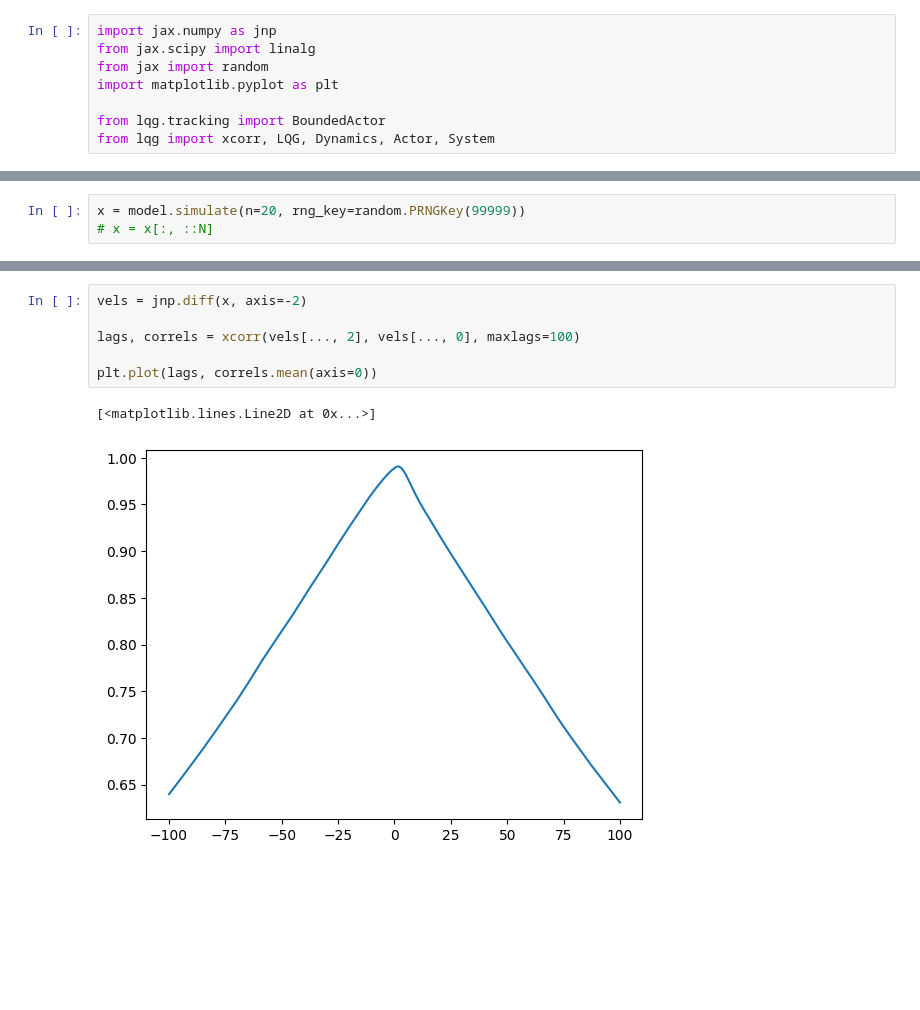
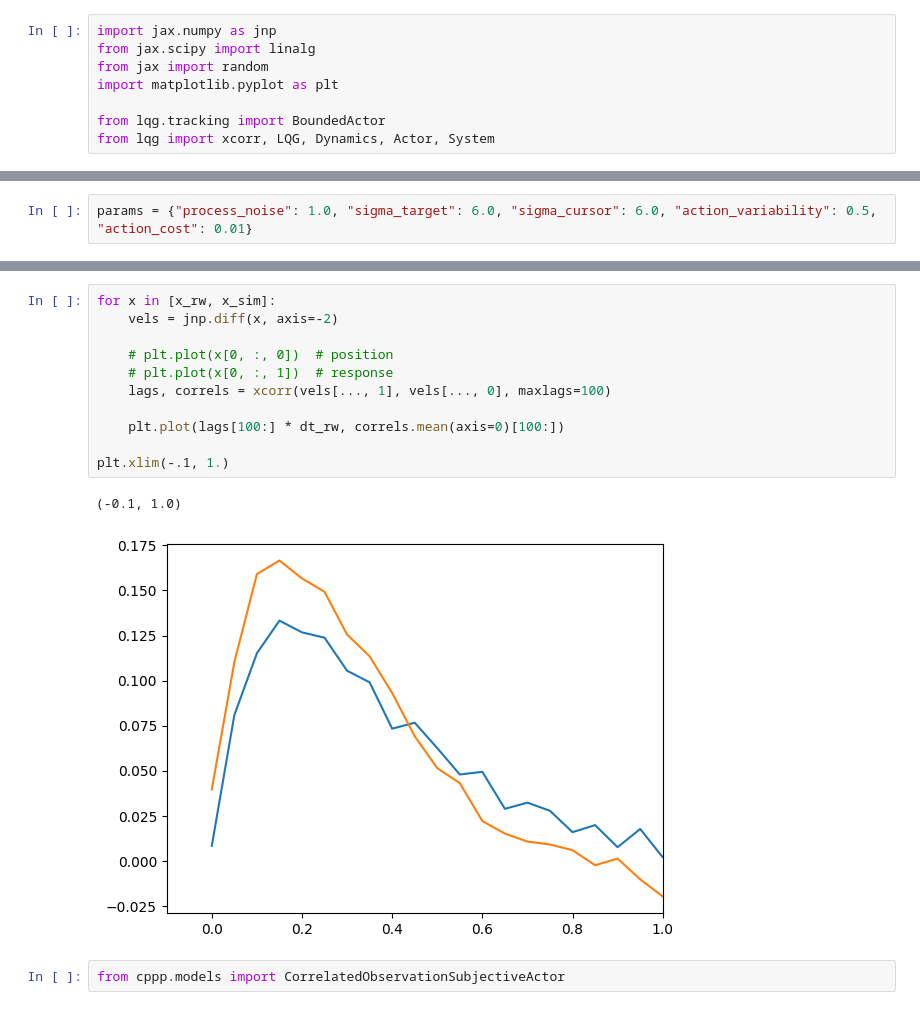
Before and after one commit to dominikstrb/cpp-proprioception, a Jupyter notebook: Dynamics.ipynb, the cells around one changed output, grey strips where cells are left out. Drawn from its saved outputs; the diff is of its cells as text; blank space fills up the shorter version.

Commit message:
Try subjective actor in 2d

```diff
--- a/Dynamics.ipynb
+++ b/Dynamics.ipynb
@@ -24,0 +160,2 @@ plt.plot(t, g(t, N=N))
+# %%
+params = {"process_noise": 1.0, "sigma_target": 6.0, "sigma_cursor": 6.0, "action_variability": 0.5, "action_cost": 0.01}
@@ -79,3 +233,0 @@ model
-# %%
-x = model.simulate(n=20, rng_key=random.PRNGKey(99999))
-# x = x[:, ::N]
@@ -88,9 +234,16 @@ plt.plot(x[0, :, 2])  # response
 # %%
-vels = jnp.diff(x, axis=-2)
+for x in [x_rw, x_sim]:
+    vels = jnp.diff(x, axis=-2)
 
-lags, correls = xcorr(vels[..., 2], vels[..., 0], maxlags=100)
+    # plt.plot(x[0, :, 0])  # position
+    # plt.plot(x[0, :, 1])  # response
+    lags, correls = xcorr(vels[..., 1], vels[..., 0], maxlags=100)
 
-plt.plot(lags, correls.mean(axis=0))
+    plt.plot(lags[100:] * dt_rw, correls.mean(axis=0)[100:])
+
+plt.xlim(-.1, 1.)
 # %% [output]
-[<matplotlib.lines.Line2D at 0x...>]
+(-0.1, 1.0)
-[figure, old version]
+[figure, new version]
+# %%
+from cppp.models import CorrelatedObservationSubjectiveActor
```
Also changed, not shown: parts of 9 cells of this notebook, 1 other file.
